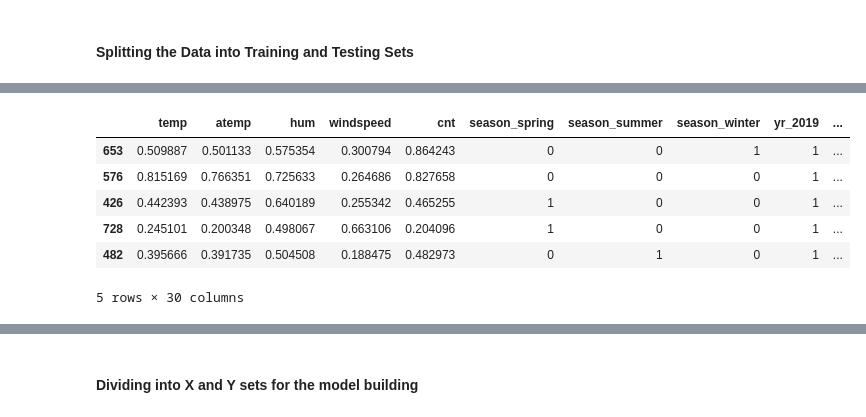
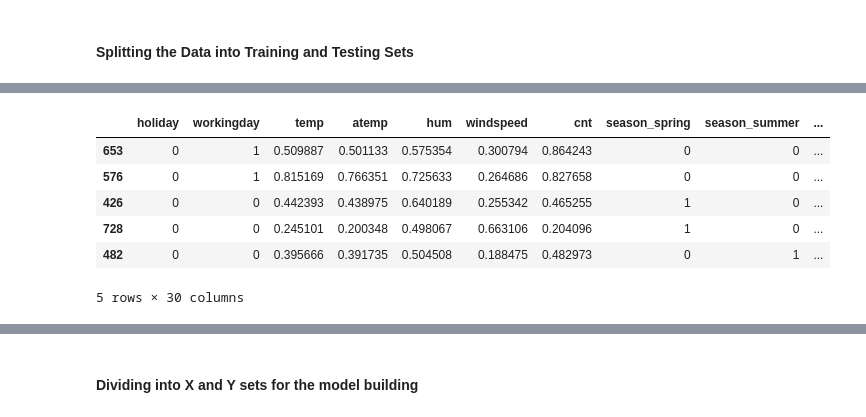
Before and after one commit to abhi-alone/Bike_sharing_case_study, a Jupyter notebook: Biker_Assignment_Case_Study.ipynb, the cells around one changed output, grey strips where cells are left out. Drawn from its saved outputs; the diff is of its cells as text; code cells hidden in the pictures.

```diff
--- a/Biker_Assignment_Case_Study.ipynb
+++ b/Biker_Assignment_Case_Study.ipynb
@@ -214,5 +207,9 @@ univ_count_Plot('workingday', 'cnt', "Season", "Total Users Count", "Total numbe
 # %% [markdown]
 ## Step#4: Data Preparation
+# %%
+EDA_dataframe.holiday = df_biker_data.holiday
+EDA_dataframe.workingday = df_biker_data.workingday
 # %%
-list_categorical_columns
+dataframe = EDA_dataframe.copy(deep=True)
+df_biker_data.head()
 # %% [output]
@@ -220,6 +222,9 @@ list_categorical_columns
 # %%
 # 1. Convert the categorical data into dummy variables.
-dummy_dataframe = get_dummies(dataframe[list_categorical_columns], drop_first=True)
+list_dummy_var = ['season', 'yr', 'mnth', 'weekday', 'weathersit']
+#drop_first = True helps in reducing the extra column created during dummy variable creation.
+#Hence it reduces the correlations created among dummy variables.
+dummy_dataframe = get_dummies(dataframe[list_dummy_var], drop_first=True)
 
 # concat the dummy dataframe with original.
 dataframe = concat([dataframe,dummy_dataframe], axis = 'columns')
@@ -240,5 +245,5 @@ The shape of the dataset is 730 rows and 37 columns.
 # %%
 # Let's drop the columns whose dummy variables are been created.
-dataframe.drop(list_categorical_columns, axis = 'columns', inplace=True)
+dataframe.drop(list_dummy_var, axis = 'columns', inplace=True)
 dataframe.head()
 # %% [output]
@@ -270,15 +286,16 @@ df_train.describe()
 # %%
 # Apply scaler() to all the columns except the 'yes-no' and 'dummy' variables
 scaler = MinMaxScaler()
-df_train[list_numerical_columns] = scaler.fit_transform(df_train[list_numerical_columns])
+num_vars = ['temp', 'atemp', 'hum', 'windspeed', 'cnt']
+df_train[num_vars] = scaler.fit_transform(df_train[num_vars])
 df_train.head()
 # %% [output]
-|  | temp | atemp | hum | windspeed | cnt | season_spring | season_summer | season_winter | yr_2019 | ... |
-| 653 | 0.509887 | 0.501133 | 0.575354 | 0.300794 | 0.864243 | 0 | 0 | 1 | 1 | ... |
-| 576 | 0.815169 | 0.766351 | 0.725633 | 0.264686 | 0.827658 | 0 | 0 | 0 | 1 | ... |
-| 426 | 0.442393 | 0.438975 | 0.640189 | 0.255342 | 0.465255 | 1 | 0 | 0 | 1 | ... |
-| 728 | 0.245101 | 0.200348 | 0.498067 | 0.663106 | 0.204096 | 1 | 0 | 0 | 1 | ... |
-| 482 | 0.395666 | 0.391735 | 0.504508 | 0.188475 | 0.482973 | 0 | 1 | 0 | 1 | ... |
+|  | holiday | workingday | temp | atemp | hum | windspeed | cnt | season_spring | season_summer | ... |
+| 653 | 0 | 1 | 0.509887 | 0.501133 | 0.575354 | 0.300794 | 0.864243 | 0 | 0 | ... |
+| 576 | 0 | 1 | 0.815169 | 0.766351 | 0.725633 | 0.264686 | 0.827658 | 0 | 0 | ... |
+| 426 | 0 | 0 | 0.442393 | 0.438975 | 0.640189 | 0.255342 | 0.465255 | 1 | 0 | ... |
+| 728 | 0 | 0 | 0.245101 | 0.200348 | 0.498067 | 0.663106 | 0.204096 | 1 | 0 | ... |
+| 482 | 0 | 0 | 0.395666 | 0.391735 | 0.504508 | 0.188475 | 0.482973 | 0 | 1 | ... |
 5 rows × 30 columns
 # %%
 df_train.describe()
```
Also changed, not shown: parts of 65 cells of this notebook, 2 other files.
